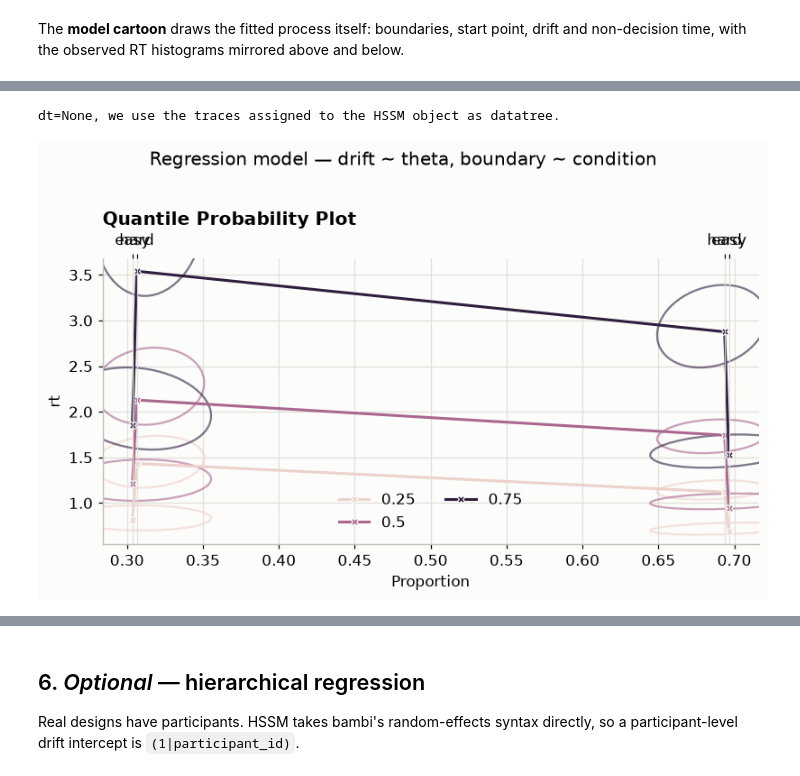
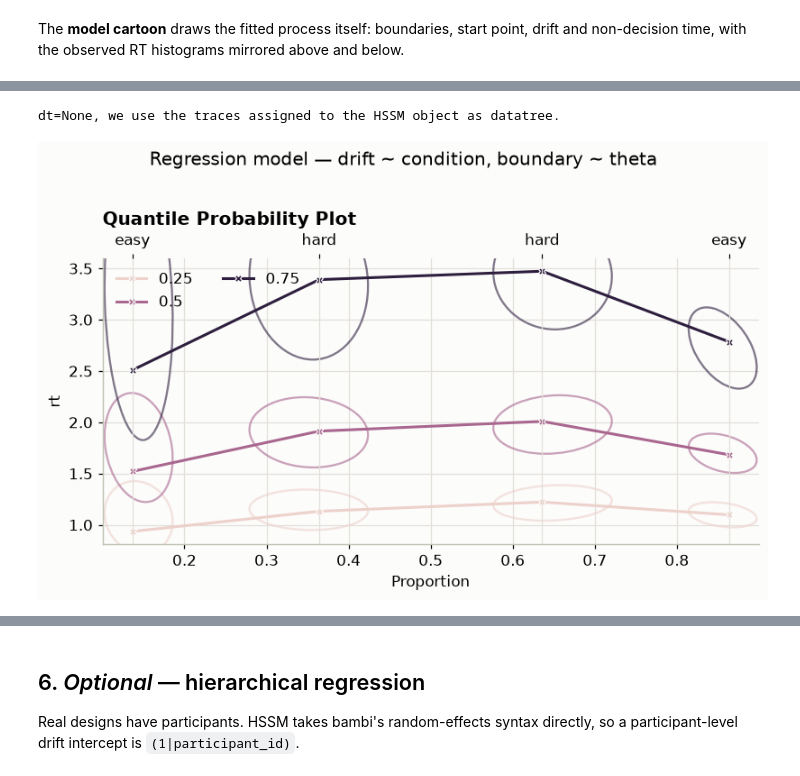
Before and after one commit to VeronikaWendler/sbi4cogsci, a Jupyter notebook: tutorials/day3_sbi_tools/hssm-intro.ipynb, the cells around one changed output, grey strips where cells are left out. Cells and saved outputs as stored; diff of their text form; code cells hidden in the pictures.

```diff
--- a/tutorials/day3_sbi_tools/hssm-intro.ipynb
+++ b/tutorials/day3_sbi_tools/hssm-intro.ipynb
@@ -83,19 +84,23 @@ scaffold["cond"] = cond
 # lapses; center_predictors=False so an Intercept means "the value at 0".
 gen_model = hssm.HSSM(
     data=scaffold, model="ddm",
-    include=[{"name": "v", "formula": "v ~ 1 + theta"},
-             {"name": "a", "formula": "a ~ 1 + C(cond)"}],
+    include=[{"name": "v", "formula": "v ~ 1 + C(cond)"},
+             {"name": "a", "formula": "a ~ 1 + theta"}],
     p_outlier=None, center_predictors=False,
 )
 
 # Every free parameter must be pinned, and each value must match that
 # parameter's SHAPE. Categorical contrasts are vectors even when there is only
-# one of them — `a_C(cond)` has shape (1,), so it takes [0.7], not 0.7.
+# one of them — `v_C(cond)` has shape (1,), so it takes [-0.4], not -0.4.
+#
+# The two drift values are chosen to land both conditions in the 15-35% error
+# band that yesterday afternoon identified as the well-conditioned regime:
+# easy ends up near 14% errors, hard near 36%.
 TRUE = {
-    "v_Intercept": 0.6,      # drift at theta = 0
-    "v_theta": 0.9,          # drift per unit of theta
-    "a_Intercept": 1.1,      # boundary in the "easy" condition
-    "a_C(cond)": [0.7],      # how much wider the boundary is when "hard"
+    "v_Intercept": 0.6,      # drift in the "easy" condition
+    "v_C(cond)": [-0.4],     # how much WEAKER the evidence is when "hard"
+    "a_Intercept": 1.5,      # boundary at theta = 0
+    "a_theta": 0.3,          # boundary per unit of theta
     "z": 0.5,
     "t": 0.30,
 }
@@ -339,8 +344,8 @@ inside of a cognitive model.
 # %%
 model_reg = hssm.HSSM(
     data=data, model="ddm",
-    include=[{"name": "v", "formula": "v ~ 1 + theta"},
-             {"name": "a", "formula": "a ~ 1 + C(cond)"}],
+    include=[{"name": "v", "formula": "v ~ 1 + C(cond)"},
+             {"name": "a", "formula": "a ~ 1 + theta"}],
     p_outlier=0.05,
 )
 model_reg.graph()
@@ -374,10 +379,10 @@ TRUE: {'v_Intercept': 0.6, 'v_theta': 0.9, 'a_Intercept': 1.1, 'a_C(cond)': [0.7
 # %%
 model_reg.sample_posterior_predictive(kind="response", draws=100)
 model_reg.plot_quantile_probability(cond="cond", predictive_style="ellipse",
                                     ellipse_confidence=0.95)
 plt.gcf().set_size_inches(7.5, 4.5)
-plt.gcf().suptitle("Regression model — drift ~ theta, boundary ~ condition", y=1.02)
+plt.gcf().suptitle("Regression model — drift ~ condition, boundary ~ theta", y=1.02)
 plt.tight_layout()
 # %% [output]
 dt=None, we use the traces assigned to the HSSM object as datatree.
-[figure, old version]
+[figure, new version]
```
Also changed, not shown: parts of 16 cells of this notebook, 4 other files.
